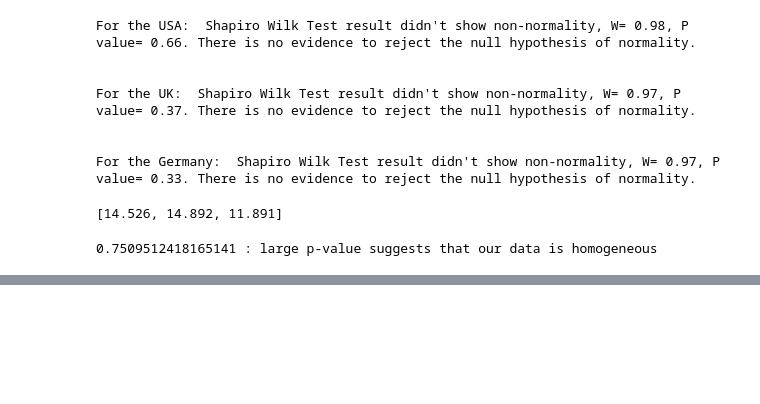
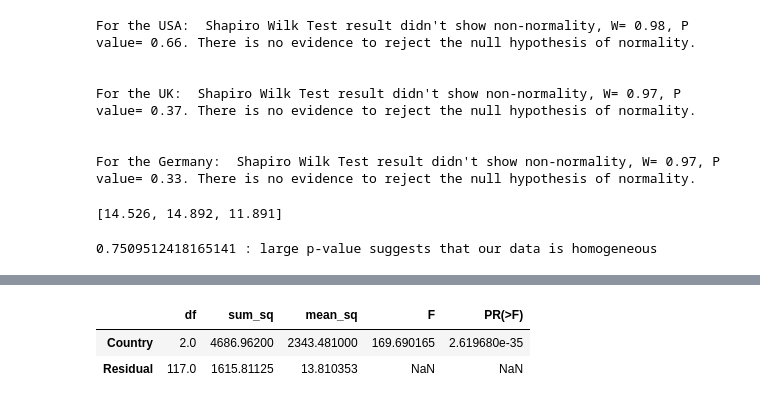
Before and after one commit to sezginisg/anova-example, a Jupyter notebook: Anova-Test-Example.ipynb, the cells around one changed output, grey strips where cells are left out. Cells and saved outputs as stored; diff of their text form; code cells hidden in the pictures; blank space fills up the shorter version.

```diff
--- a/Anova-Test-Example.ipynb
+++ b/Anova-Test-Example.ipynb
@@ -135,0 +216,6 @@ else:
+# %%
+sm.stats.anova_lm(anova, type=2)
+# %% [output]
+|  | df | sum_sq | mean_sq | F | PR(>F) |
+| Country | 2.0 | 4686.96200 | 2343.481000 | 169.690165 | 2.619680e-35 |
+| Residual | 117.0 | 1615.81125 | 13.810353 | NaN | NaN |
```
Also changed, not shown: parts of 5 cells of this notebook.
